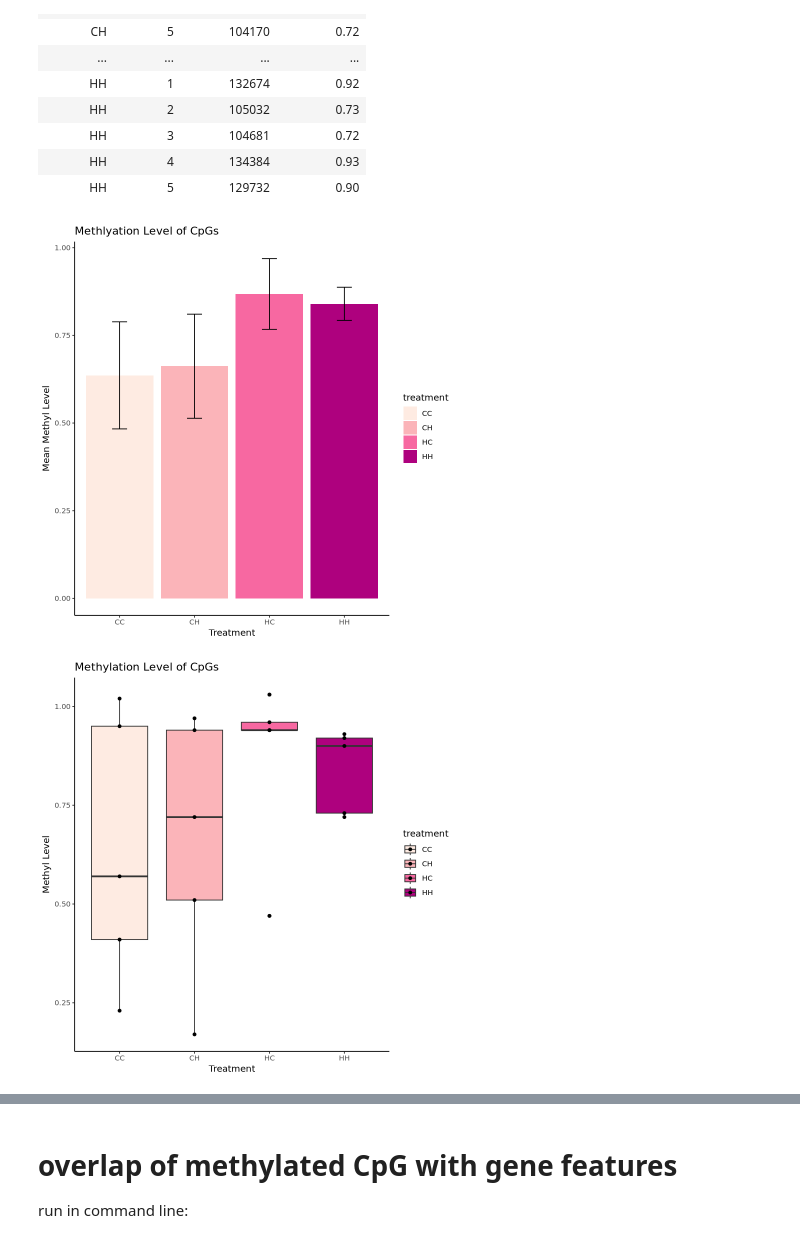
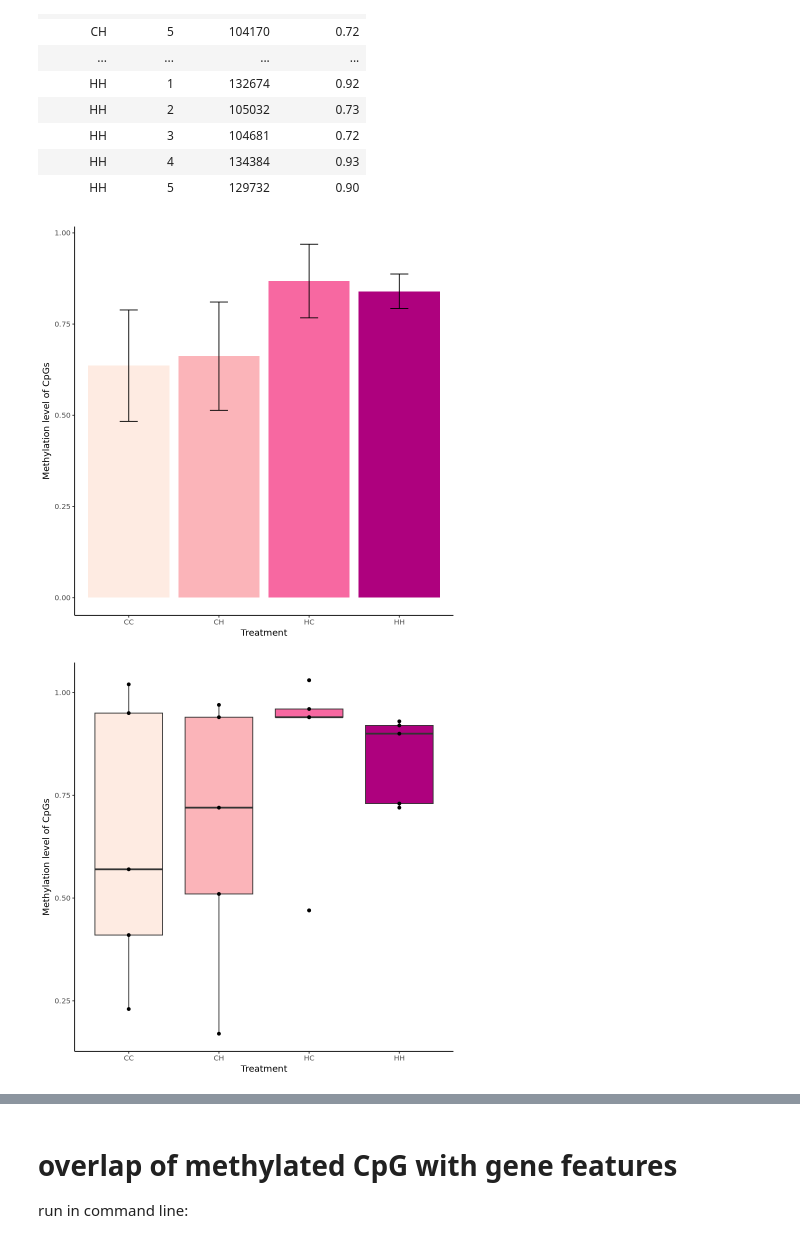
Before and after one commit to jgmcdonough/CE18_methylRAD_analysis, a Jupyter notebook: analysis/genomic_feature_tracks/methylation_level_of_features.ipynb, the cells around one changed output, grey strips where cells are left out. Saved outputs shown, nothing was run; the diff lists cells and outputs as text; code cells hidden in the pictures.

```diff
--- a/analysis/genomic_feature_tracks/methylation_level_of_features.ipynb
+++ b/analysis/genomic_feature_tracks/methylation_level_of_features.ipynb
@@ -1176,7 +1383,7 @@ total_cg
 # create dataframe
 CCml_cpg <- as.data.frame(ML_cc)
 
-CCml_cpg <- as.data.frame(CCml_cpg[2:6,])
+CCml_cpg <- as.data.frame(CCml_cpg[3:7,])
 
 # assign replicate #'s
 CCml_cpg$replicate <- c(1,2,3,4,5)
@@ -1234,7 +1443,7 @@ ML_ch
 # %%
 # create dataframe
 CHml_cg <- as.data.frame(ML_ch)
-CHml_cg <- as.data.frame(CHml_cg[2:6,])
+CHml_cg <- as.data.frame(CHml_cg[3:7,])
 
 # assign replicate #'s
 CHml_cg$replicate <- c(1,2,3,4,5)
@@ -1292,7 +1503,7 @@ ML_hh
 # %%
 # create dataframe
 HH_multicov <- as.data.frame(ML_hh)
-HH_multicov <- as.data.frame(HH_multicov[2:6,])
+HH_multicov <- as.data.frame(HH_multicov[3:7,])
 
 # assign replicate #'s
 HH_multicov$replicate <- c(1,2,3,4,5)
@@ -1350,7 +1563,7 @@ ML_hc
 # %%
 # create dataframe
 HCml_cg <- as.data.frame(ML_hc)
-HCml_cg <- as.data.frame(HCml_cg[2:6,])
+HCml_cg <- as.data.frame(HCml_cg[3:7,])
 
 # assign replicate #'s
 HCml_cg$replicate <- c(1,2,3,4,5)
@@ -1417,31 +1633,33 @@ A data.frame: 20 × 4
 # %%
 df_summary <- cg_meLevel %>%
   group_by(treatment) %>%
   summarise(
     mean_methyl_level = mean(methyl_level),
     sd_methyl_level = sd(methyl_level),
     se_methyl_level = sd_methyl_level / sqrt(n())
   )
 
 # Create a bar plot with error bars
 ggplot(df_summary, aes(x = treatment, y = mean_methyl_level, fill = treatment)) +
   geom_bar(stat = "identity") +
   geom_errorbar(aes(ymax = mean_methyl_level + se_methyl_level,
                        ymin = mean_methyl_level - se_methyl_level),
                   width = 0.2, size = 0.5) +
 scale_fill_brewer(palette = "RdPu",
  direction = 1) +
-  labs(x = "Treatment", y = "Mean Methyl Level", title = 'Methlyation Level of CpGs') +
+guides(fill = FALSE) +
+  labs(x = "Treatment", y = "Methylation level of CpGs") +
   theme_classic()
 # %% [output]
-[figure, old version]
+[figure, new version]
 # %%
 ggplot(cg_meLevel, aes(x = treatment, y = methyl_level, fill = treatment)) +
   geom_boxplot() +
 geom_point() +
 scale_fill_brewer(palette = "RdPu",
  direction = 1) +
-  labs(x = "Treatment", y = "Methyl Level", title = 'Methylation Level of CpGs') +
+guides(fill=FALSE) +
+  labs(x = "Treatment", y = "Methylation level of CpGs") +
   theme_classic()
 # %% [output]
-[figure, old version]
+[figure, new version]
```
Also changed, not shown: parts of 43 cells of this notebook.
